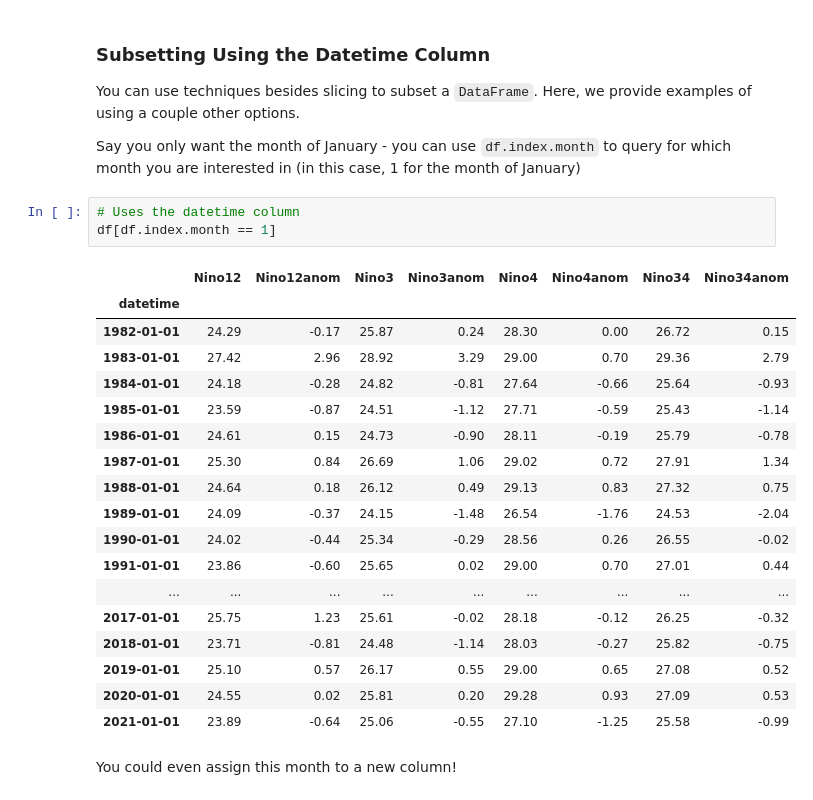
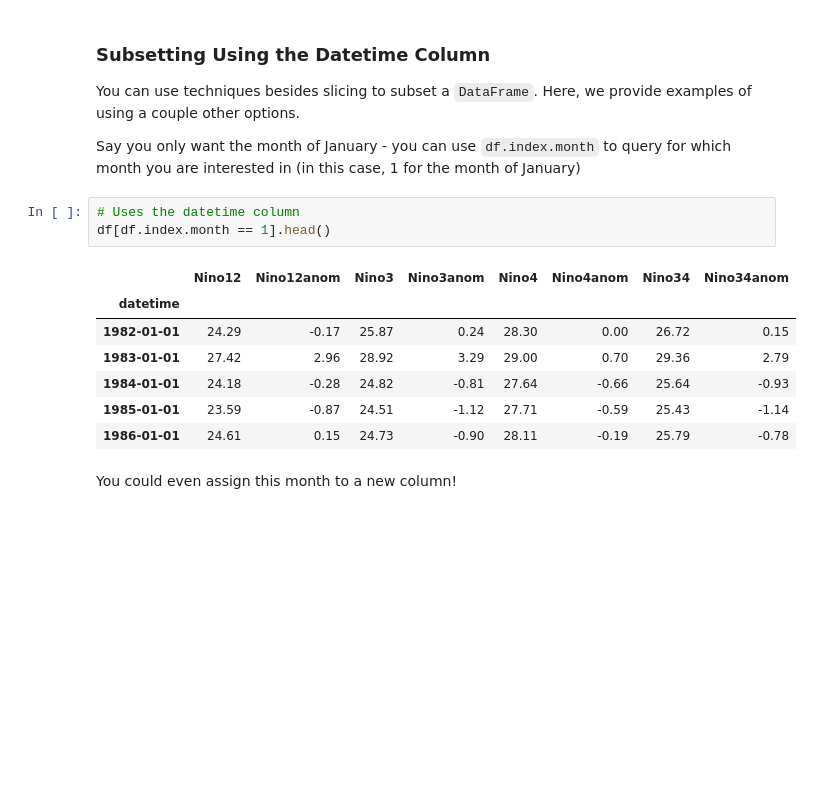
Before and after one commit to phaustin/eosc211_students, a Jupyter notebook: _sources/wk11/pythia_pandas.ipynb, the cells around one changed output. Cells and saved outputs as stored; diff of their text form; blank space fills up the shorter version.

```diff
--- a/_sources/wk11/pythia_pandas.ipynb
+++ b/_sources/wk11/pythia_pandas.ipynb
@@ -591,26 +698,15 @@ You can use techniques besides slicing to subset a `DataFrame`. Here, we provide
 Say you only want the month of January - you can use `df.index.month` to query for which month you are interested in (in this case, 1 for the month of January)
 # %%
 # Uses the datetime column
-df[df.index.month == 1]
+df[df.index.month == 1].head()
 # %% [output]
 |  | Nino12 | Nino12anom | Nino3 | Nino3anom | Nino4 | Nino4anom | Nino34 | Nino34anom |
 | datetime |  |  |  |  |  |  |  |  |
 | 1982-01-01 | 24.29 | -0.17 | 25.87 | 0.24 | 28.30 | 0.00 | 26.72 | 0.15 |
 | 1983-01-01 | 27.42 | 2.96 | 28.92 | 3.29 | 29.00 | 0.70 | 29.36 | 2.79 |
 | 1984-01-01 | 24.18 | -0.28 | 24.82 | -0.81 | 27.64 | -0.66 | 25.64 | -0.93 |
 | 1985-01-01 | 23.59 | -0.87 | 24.51 | -1.12 | 27.71 | -0.59 | 25.43 | -1.14 |
 | 1986-01-01 | 24.61 | 0.15 | 24.73 | -0.90 | 28.11 | -0.19 | 25.79 | -0.78 |
-| 1987-01-01 | 25.30 | 0.84 | 26.69 | 1.06 | 29.02 | 0.72 | 27.91 | 1.34 |
-| 1988-01-01 | 24.64 | 0.18 | 26.12 | 0.49 | 29.13 | 0.83 | 27.32 | 0.75 |
-| 1989-01-01 | 24.09 | -0.37 | 24.15 | -1.48 | 26.54 | -1.76 | 24.53 | -2.04 |
-| 1990-01-01 | 24.02 | -0.44 | 25.34 | -0.29 | 28.56 | 0.26 | 26.55 | -0.02 |
-| 1991-01-01 | 23.86 | -0.60 | 25.65 | 0.02 | 29.00 | 0.70 | 27.01 | 0.44 |
-| ... | ... | ... | ... | ... | ... | ... | ... | ... |
-| 2017-01-01 | 25.75 | 1.23 | 25.61 | -0.02 | 28.18 | -0.12 | 26.25 | -0.32 |
-| 2018-01-01 | 23.71 | -0.81 | 24.48 | -1.14 | 28.03 | -0.27 | 25.82 | -0.75 |
-| 2019-01-01 | 25.10 | 0.57 | 26.17 | 0.55 | 29.00 | 0.65 | 27.08 | 0.52 |
-| 2020-01-01 | 24.55 | 0.02 | 25.81 | 0.20 | 29.28 | 0.93 | 27.09 | 0.53 |
-| 2021-01-01 | 23.89 | -0.64 | 25.06 | -0.55 | 27.10 | -1.25 | 25.58 | -0.99 |
 # %% [markdown]
 You could even assign this month to a new column!
 # %%
```
Also changed, not shown: parts of 33 cells of this notebook, 14 other files.
